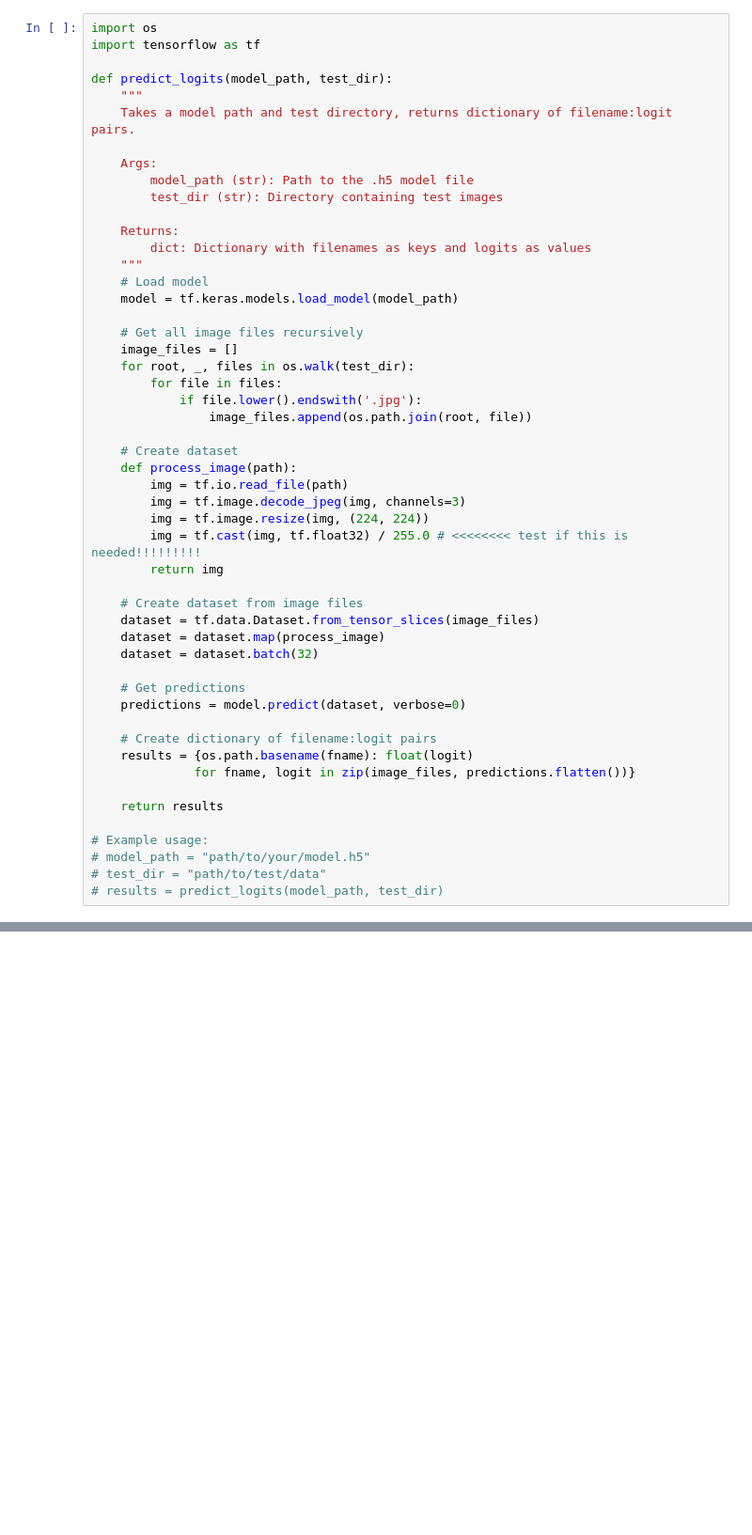
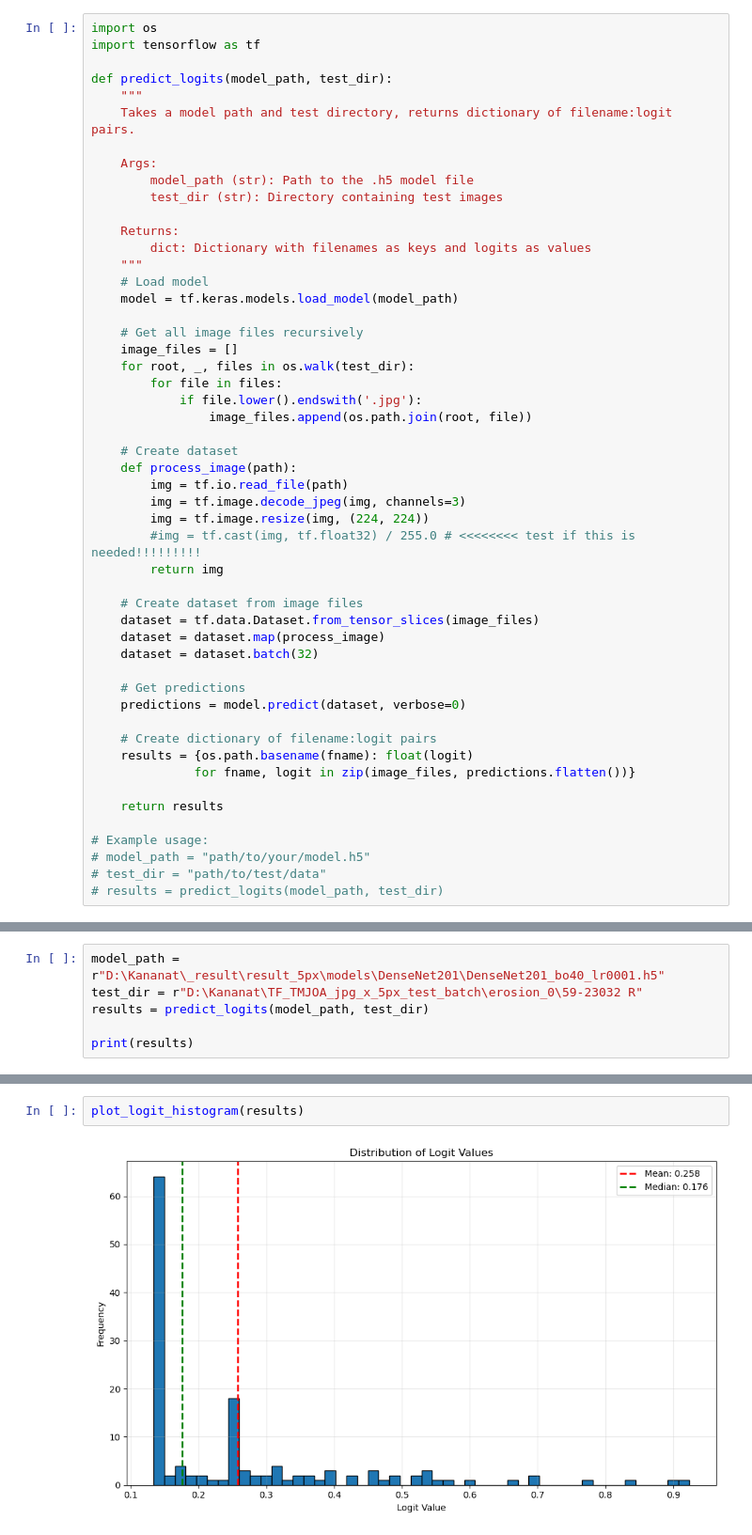
Before and after one commit to KananatSSN/Project_TMJOA, a Jupyter notebook: 2D_Pipeline/9a_finetuned_base_model_testing_logit.ipynb, the cells around one changed output, grey strips where cells are left out. Shown at 94% size. Cells and saved outputs as stored; diff of their text form; blank space fills up the shorter version.

```diff
--- a/2D_Pipeline/9a_finetuned_base_model_testing_logit.ipynb
+++ b/2D_Pipeline/9a_finetuned_base_model_testing_logit.ipynb
@@ -28,7 +28,7 @@ def predict_logits(model_path, test_dir):
         img = tf.io.read_file(path)
         img = tf.image.decode_jpeg(img, channels=3)
         img = tf.image.resize(img, (224, 224))
-        img = tf.cast(img, tf.float32) / 255.0 # <<<<<<<< test if this is needed!!!!!!!!!
+        #img = tf.cast(img, tf.float32) / 255.0 # <<<<<<<< test if this is needed!!!!!!!!!
         return img
 
     # Create dataset from image files
@@ -51,0 +123,6 @@ def predict_logits(model_path, test_dir):
+# %%
+model_path = r"D:\Kananat\_result\result_5px\models\DenseNet201\DenseNet201_bo40_lr0001.h5"
+test_dir = r"D:\Kananat\TF_TMJOA_jpg_x_5px_test_batch\erosion_0\59-23032 R"
+results = predict_logits(model_path, test_dir)
+
+print(results)
@@ -51,0 +131,4 @@ def predict_logits(model_path, test_dir):
+# %%
+plot_logit_histogram(results)
+# %% [output]
+[figure, added]
```
Also changed, not shown: parts of 3 cells of this notebook.
